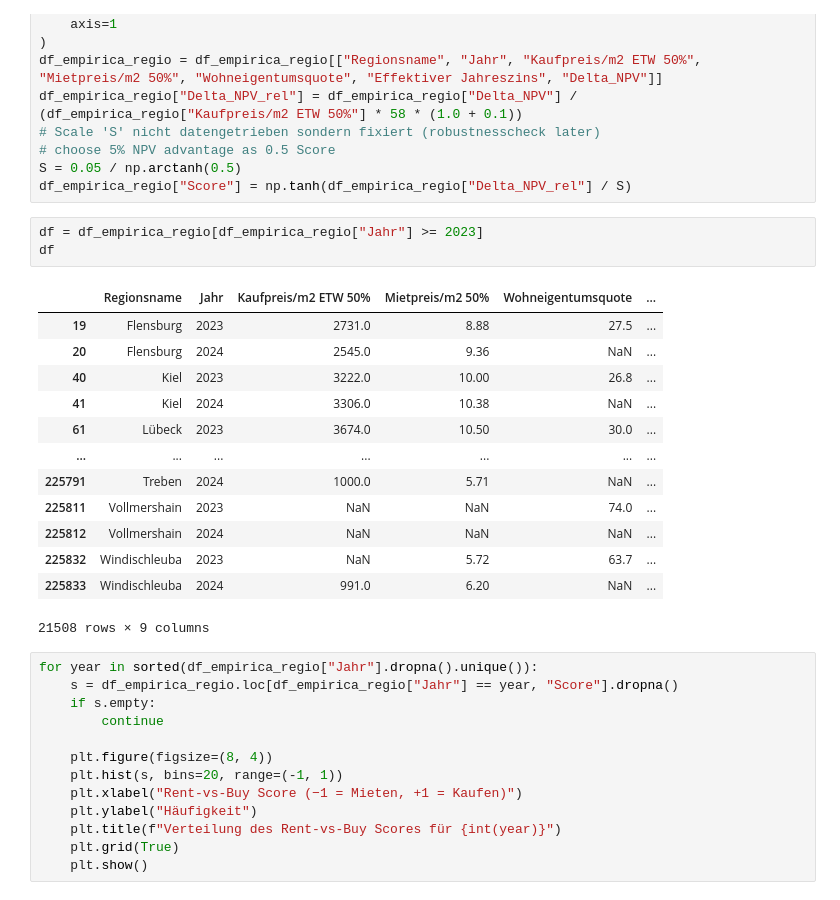
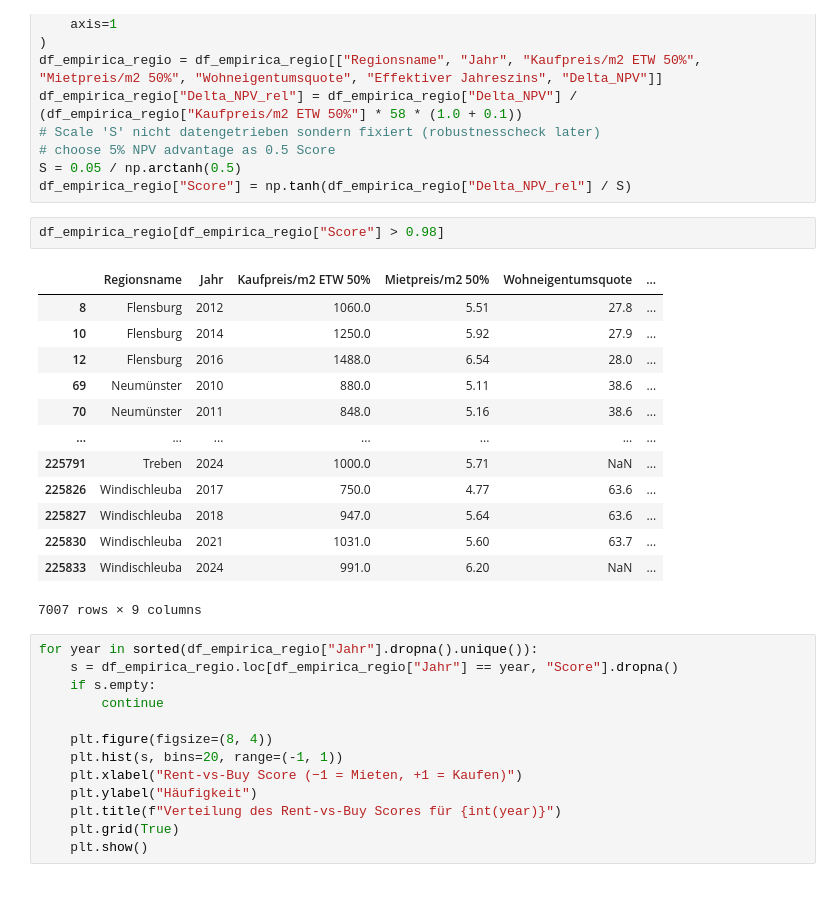
Before and after one commit to LukasGansneder/Master-Thesis-Renting-vs-Buying-, a Jupyter notebook: code/4_NPV_Score.ipynb, the cells around one changed output. Saved outputs shown, nothing was run; the diff lists cells and outputs as text.

```diff
--- a/code/4_NPV_Score.ipynb
+++ b/code/4_NPV_Score.ipynb
@@ -189,22 +189,21 @@ df_empirica_regio["Delta_NPV_rel"] = df_empirica_regio["Delta_NPV"] / (df_empiri
 S = 0.05 / np.arctanh(0.5)
 df_empirica_regio["Score"] = np.tanh(df_empirica_regio["Delta_NPV_rel"] / S)
 # %%
-df = df_empirica_regio[df_empirica_regio["Jahr"] >= 2023]
-df
+df_empirica_regio[df_empirica_regio["Score"] > 0.98]
 # %% [output]
 |  | Regionsname | Jahr | Kaufpreis/m2 ETW 50% | Mietpreis/m2 50% | Wohneigentumsquote | ... |
-| 19 | Flensburg | 2023 | 2731.0 | 8.88 | 27.5 | ... |
-| 20 | Flensburg | 2024 | 2545.0 | 9.36 | NaN | ... |
-| 40 | Kiel | 2023 | 3222.0 | 10.00 | 26.8 | ... |
-| 41 | Kiel | 2024 | 3306.0 | 10.38 | NaN | ... |
-| 61 | Lübeck | 2023 | 3674.0 | 10.50 | 30.0 | ... |
+| 8 | Flensburg | 2012 | 1060.0 | 5.51 | 27.8 | ... |
+| 10 | Flensburg | 2014 | 1250.0 | 5.92 | 27.9 | ... |
+| 12 | Flensburg | 2016 | 1488.0 | 6.54 | 28.0 | ... |
+| 69 | Neumünster | 2010 | 880.0 | 5.11 | 38.6 | ... |
+| 70 | Neumünster | 2011 | 848.0 | 5.16 | 38.6 | ... |
 | ... | ... | ... | ... | ... | ... | ... |
 | 225791 | Treben | 2024 | 1000.0 | 5.71 | NaN | ... |
-| 225811 | Vollmershain | 2023 | NaN | NaN | 74.0 | ... |
-| 225812 | Vollmershain | 2024 | NaN | NaN | NaN | ... |
-| 225832 | Windischleuba | 2023 | NaN | 5.72 | 63.7 | ... |
+| 225826 | Windischleuba | 2017 | 750.0 | 4.77 | 63.6 | ... |
+| 225827 | Windischleuba | 2018 | 947.0 | 5.64 | 63.6 | ... |
+| 225830 | Windischleuba | 2021 | 1031.0 | 5.60 | 63.7 | ... |
 | 225833 | Windischleuba | 2024 | 991.0 | 6.20 | NaN | ... |
-21508 rows × 9 columns
+7007 rows × 9 columns
 # %%
 for year in sorted(df_empirica_regio["Jahr"].dropna().unique()):
     s = df_empirica_regio.loc[df_empirica_regio["Jahr"] == year, "Score"].dropna()
```
